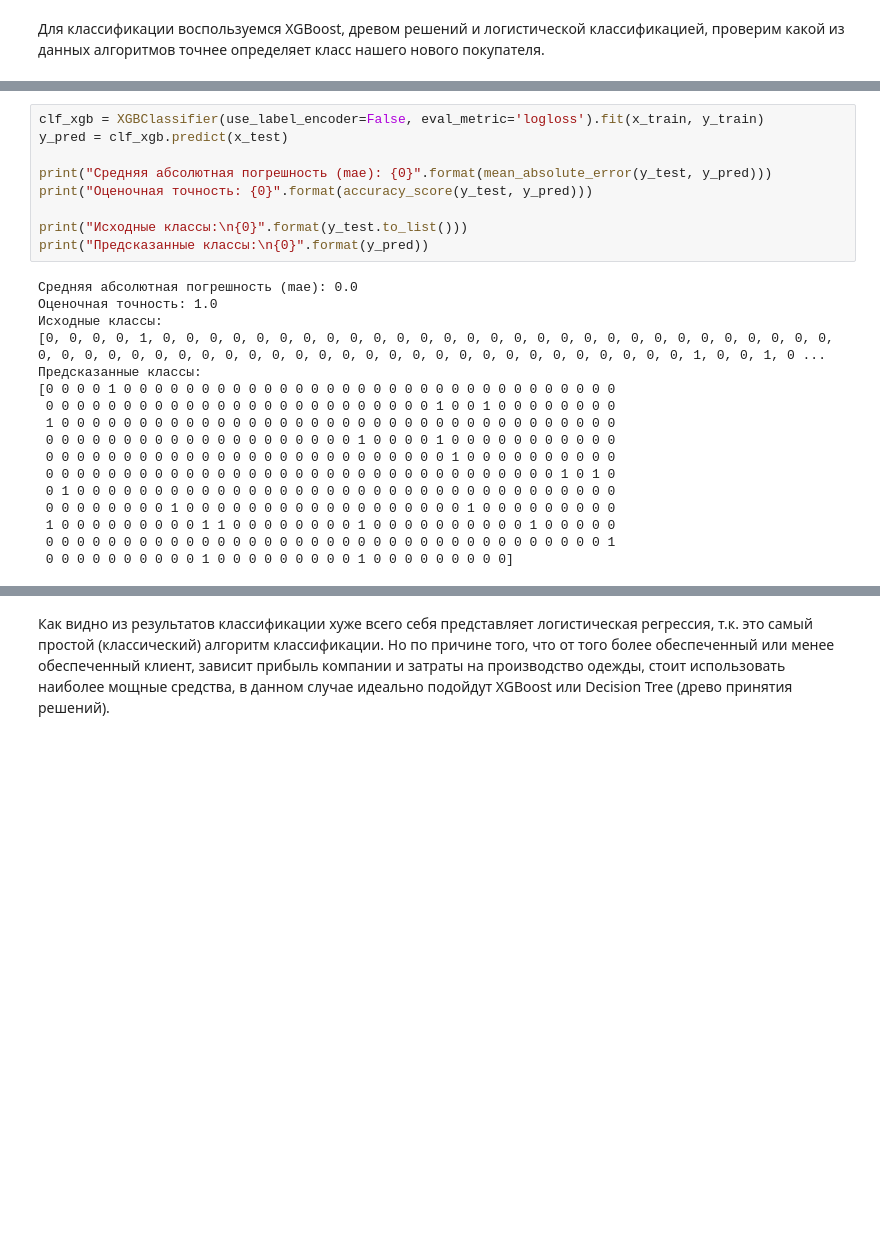
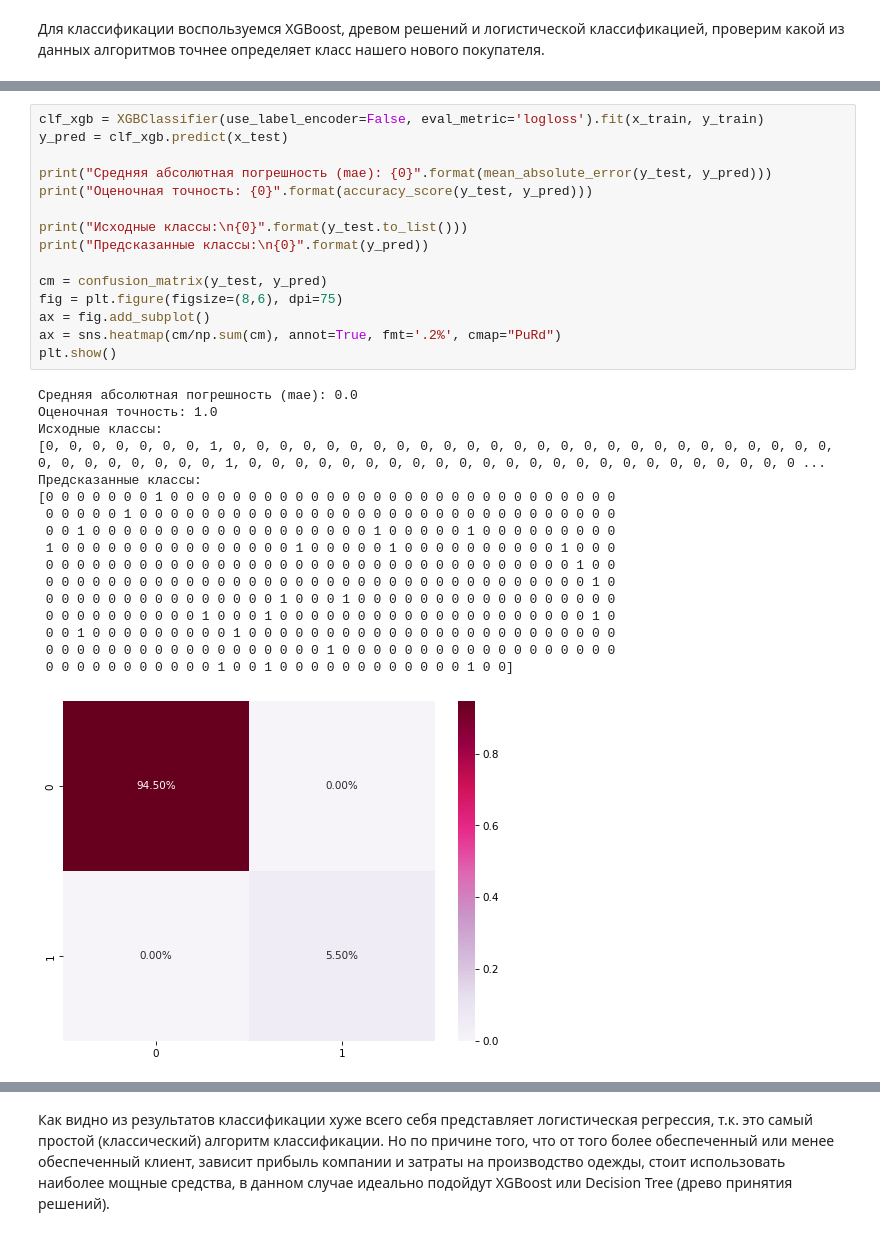
Before and after one commit to fearyt98/Python-Homework, a Jupyter notebook: Season2/Homework_Final.ipynb, the cells around one changed output, grey strips where cells are left out. Drawn from its saved outputs; the diff is of its cells as text; blank space fills up the shorter version.

```diff
--- a/Season2/Homework_Final.ipynb
+++ b/Season2/Homework_Final.ipynb
@@ -446,29 +455,36 @@ print("Предсказанные классы:\n{0}".format(y_pred))
 # %%
 clf_xgb = XGBClassifier(use_label_encoder=False, eval_metric='logloss').fit(x_train, y_train)
 y_pred = clf_xgb.predict(x_test)
 
 print("Средняя абсолютная погрешность (mae): {0}".format(mean_absolute_error(y_test, y_pred)))
 print("Оценочная точность: {0}".format(accuracy_score(y_test, y_pred)))
 
 print("Исходные классы:\n{0}".format(y_test.to_list()))
 print("Предсказанные классы:\n{0}".format(y_pred))
+
+cm = confusion_matrix(y_test, y_pred)
+fig = plt.figure(figsize=(8,6), dpi=75)
+ax = fig.add_subplot()
+ax = sns.heatmap(cm/np.sum(cm), annot=True, fmt='.2%', cmap="PuRd")
+plt.show()
 # %% [output]
 Средняя абсолютная погрешность (mae): 0.0
 Оценочная точность: 1.0
 Исходные классы:
-[0, 0, 0, 0, 1, 0, 0, 0, 0, 0, 0, 0, 0, 0, 0, 0, 0, 0, 0, 0, 0, 0, 0, 0, 0, 0, 0, 0, 0, 0, 0, 0, 0, 0, 0, 0, 0, 0, 0, 0, 0, 0, 0, 0, 0, 0, 0, 0, 0, 0, 0, 0, 0, 0, 0, 0, 0, 0, 0, 0, 0, 0, 1, 0, 0, 1, 0 ...
+[0, 0, 0, 0, 0, 0, 0, 1, 0, 0, 0, 0, 0, 0, 0, 0, 0, 0, 0, 0, 0, 0, 0, 0, 0, 0, 0, 0, 0, 0, 0, 0, 0, 0, 0, 0, 0, 0, 0, 0, 0, 0, 1, 0, 0, 0, 0, 0, 0, 0, 0, 0, 0, 0, 0, 0, 0, 0, 0, 0, 0, 0, 0, 0, 0, 0, 0 ...
 Предсказанные классы:
-[0 0 0 0 1 0 0 0 0 0 0 0 0 0 0 0 0 0 0 0 0 0 0 0 0 0 0 0 0 0 0 0 0 0 0 0 0
- 0 0 0 0 0 0 0 0 0 0 0 0 0 0 0 0 0 0 0 0 0 0 0 0 0 1 0 0 1 0 0 0 0 0 0 0 0
- 1 0 0 0 0 0 0 0 0 0 0 0 0 0 0 0 0 0 0 0 0 0 0 0 0 0 0 0 0 0 0 0 0 0 0 0 0
- 0 0 0 0 0 0 0 0 0 0 0 0 0 0 0 0 0 0 0 0 1 0 0 0 0 1 0 0 0 0 0 0 0 0 0 0 0
- 0 0 0 0 0 0 0 0 0 0 0 0 0 0 0 0 0 0 0 0 0 0 0 0 0 0 1 0 0 0 0 0 0 0 0 0 0
- 0 0 0 0 0 0 0 0 0 0 0 0 0 0 0 0 0 0 0 0 0 0 0 0 0 0 0 0 0 0 0 0 0 1 0 1 0
- 0 1 0 0 0 0 0 0 0 0 0 0 0 0 0 0 0 0 0 0 0 0 0 0 0 0 0 0 0 0 0 0 0 0 0 0 0
- 0 0 0 0 0 0 0 0 1 0 0 0 0 0 0 0 0 0 0 0 0 0 0 0 0 0 0 1 0 0 0 0 0 0 0 0 0
- 1 0 0 0 0 0 0 0 0 0 1 1 0 0 0 0 0 0 0 0 1 0 0 0 0 0 0 0 0 0 0 1 0 0 0 0 0
- 0 0 0 0 0 0 0 0 0 0 0 0 0 0 0 0 0 0 0 0 0 0 0 0 0 0 0 0 0 0 0 0 0 0 0 0 1
- 0 0 0 0 0 0 0 0 0 0 1 0 0 0 0 0 0 0 0 0 1 0 0 0 0 0 0 0 0 0]
+[0 0 0 0 0 0 0 1 0 0 0 0 0 0 0 0 0 0 0 0 0 0 0 0 0 0 0 0 0 0 0 0 0 0 0 0 0
+ 0 0 0 0 0 1 0 0 0 0 0 0 0 0 0 0 0 0 0 0 0 0 0 0 0 0 0 0 0 0 0 0 0 0 0 0 0
+ 0 0 1 0 0 0 0 0 0 0 0 0 0 0 0 0 0 0 0 0 0 1 0 0 0 0 0 1 0 0 0 0 0 0 0 0 0
+ 1 0 0 0 0 0 0 0 0 0 0 0 0 0 0 0 1 0 0 0 0 0 1 0 0 0 0 0 0 0 0 0 0 1 0 0 0
+ 0 0 0 0 0 0 0 0 0 0 0 0 0 0 0 0 0 0 0 0 0 0 0 0 0 0 0 0 0 0 0 0 0 0 1 0 0
+ 0 0 0 0 0 0 0 0 0 0 0 0 0 0 0 0 0 0 0 0 0 0 0 0 0 0 0 0 0 0 0 0 0 0 0 1 0
+ 0 0 0 0 0 0 0 0 0 0 0 0 0 0 0 1 0 0 0 1 0 0 0 0 0 0 0 0 0 0 0 0 0 0 0 0 0
+ 0 0 0 0 0 0 0 0 0 0 1 0 0 0 1 0 0 0 0 0 0 0 0 0 0 0 0 0 0 0 0 0 0 0 0 1 0
+ 0 0 1 0 0 0 0 0 0 0 0 0 1 0 0 0 0 0 0 0 0 0 0 0 0 0 0 0 0 0 0 0 0 0 0 0 0
+ 0 0 0 0 0 0 0 0 0 0 0 0 0 0 0 0 0 0 1 0 0 0 0 0 0 0 0 0 0 0 0 0 0 0 0 0 0
+ 0 0 0 0 0 0 0 0 0 0 0 1 0 0 1 0 0 0 0 0 0 0 0 0 0 0 0 1 0 0]
+[figure, added]
 # %%
 clf_dtc = tree.DecisionTreeClassifier().fit(x_train, y_train)
 y_pred = clf_dtc.predict(x_test)
```
Also changed, not shown: parts of 7 cells of this notebook.
